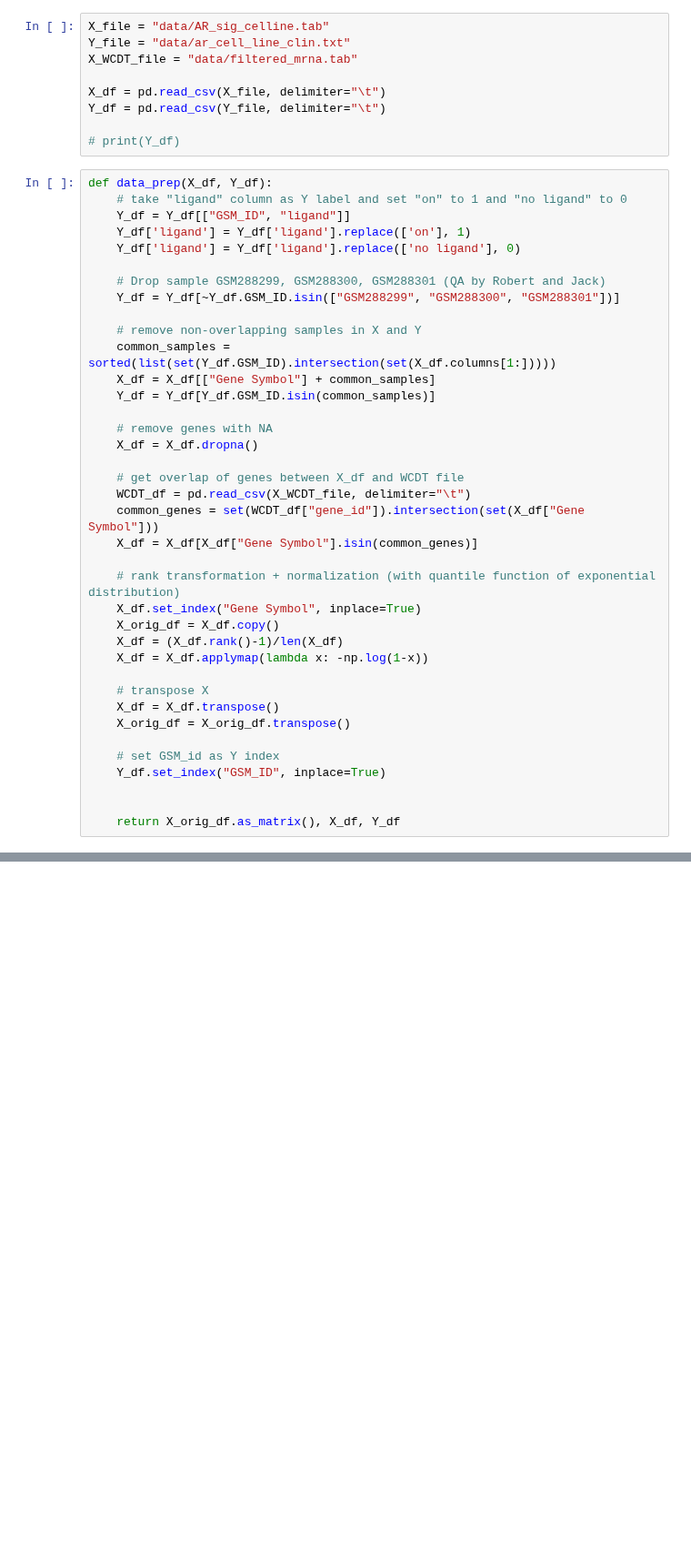
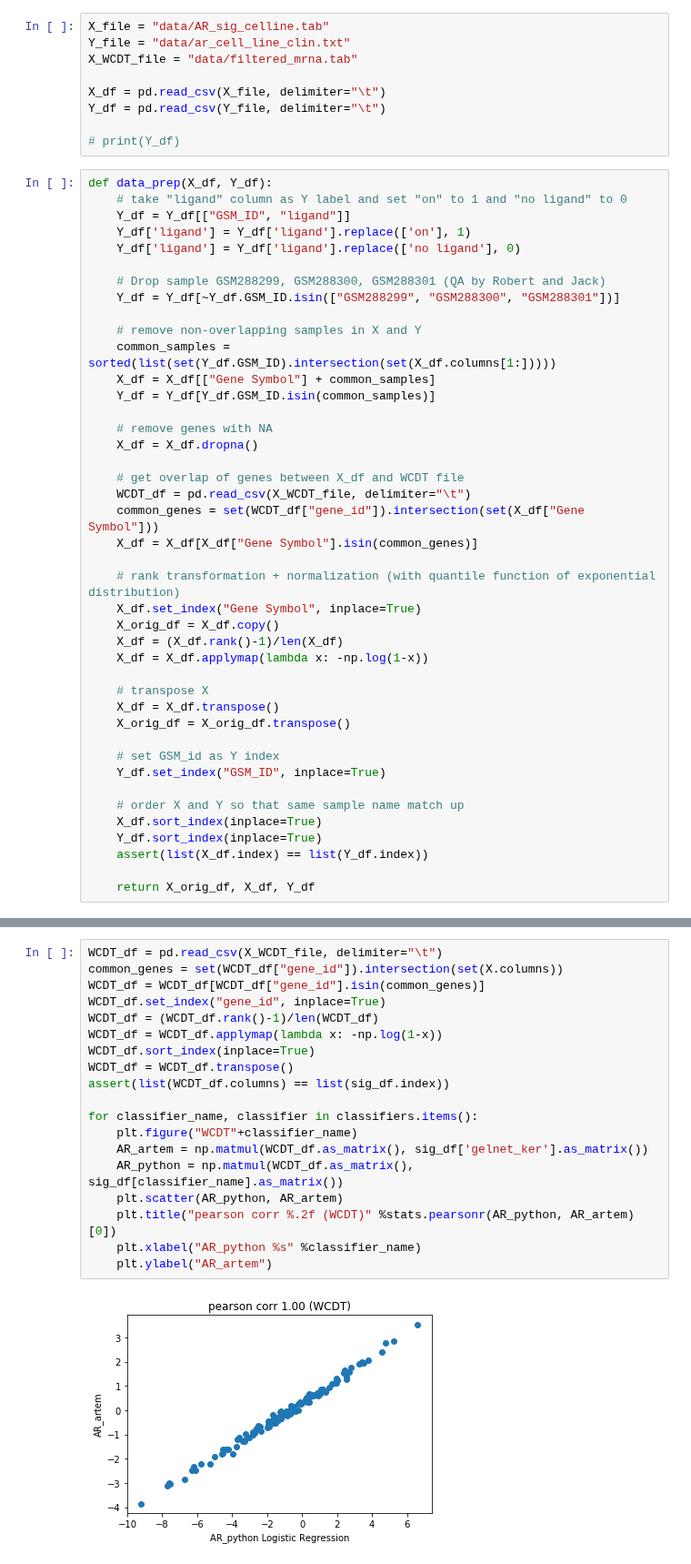
Before and after one commit to MollyZhang/ARsig_python, a Jupyter notebook: ARsig.ipynb, the cells around one changed output, grey strips where cells are left out. Shown at 91% size. Saved outputs shown, nothing was run; the diff lists cells and outputs as text; blank space fills up the shorter version.

```diff
--- a/ARsig.ipynb
+++ b/ARsig.ipynb
@@ -56,7 +56,11 @@ def data_prep(X_df, Y_df):
     # set GSM_id as Y index
     Y_df.set_index("GSM_ID", inplace=True)
 
+    # order X and Y so that same sample name match up
+    X_df.sort_index(inplace=True)
+    Y_df.sort_index(inplace=True)
+    assert(list(X_df.index) == list(Y_df.index))
 
-    return X_orig_df.as_matrix(), X_df, Y_df
+    return X_orig_df, X_df, Y_df
 # %%
 _, X, Y = data_prep(X_df, Y_df)
@@ -134,0 +120,21 @@ GSM426523       1
+# %%
+WCDT_df = pd.read_csv(X_WCDT_file, delimiter="\t")
+common_genes = set(WCDT_df["gene_id"]).intersection(set(X.columns))
+WCDT_df = WCDT_df[WCDT_df["gene_id"].isin(common_genes)]
+WCDT_df.set_index("gene_id", inplace=True)
+WCDT_df = (WCDT_df.rank()-1)/len(WCDT_df)
+WCDT_df = WCDT_df.applymap(lambda x: -np.log(1-x))
+WCDT_df.sort_index(inplace=True)
+WCDT_df = WCDT_df.transpose()
+assert(list(WCDT_df.columns) == list(sig_df.index))
+
+for classifier_name, classifier in classifiers.items():
+    plt.figure("WCDT"+classifier_name)
+    AR_artem = np.matmul(WCDT_df.as_matrix(), sig_df['gelnet_ker'].as_matrix())
+    AR_python = np.matmul(WCDT_df.as_matrix(), sig_df[classifier_name].as_matrix())
+    plt.scatter(AR_python, AR_artem)
+    plt.title("pearson corr %.2f (WCDT)" %stats.pearsonr(AR_python, AR_artem)[0])
+    plt.xlabel("AR_python %s" %classifier_name)
+    plt.ylabel("AR_artem")
+# %% [output]
+[figure, added]
```
Also changed, not shown: parts of 8 cells of this notebook, 1 other file.
